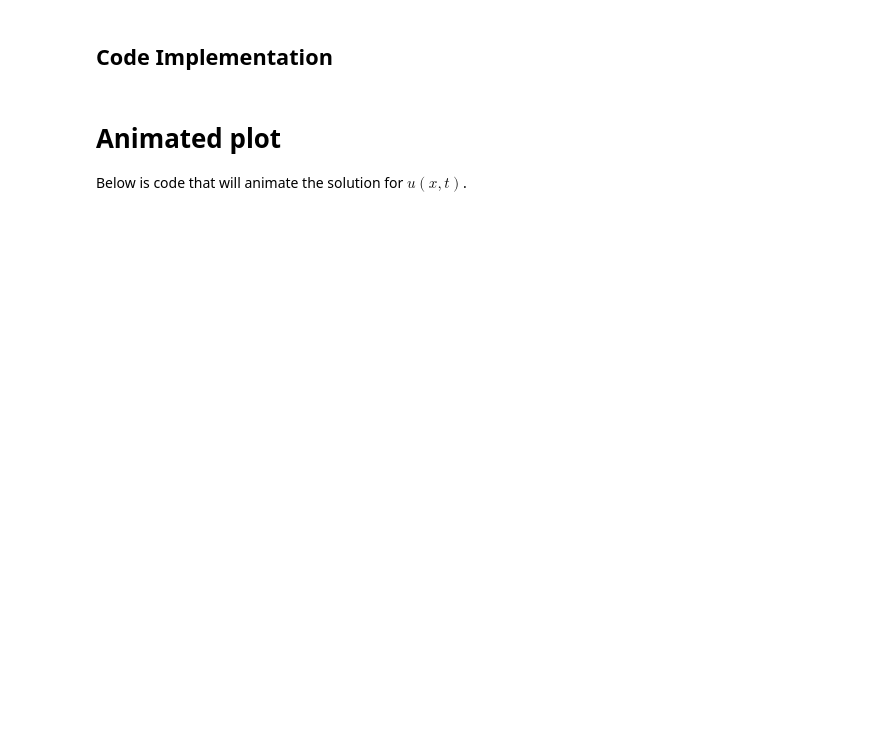
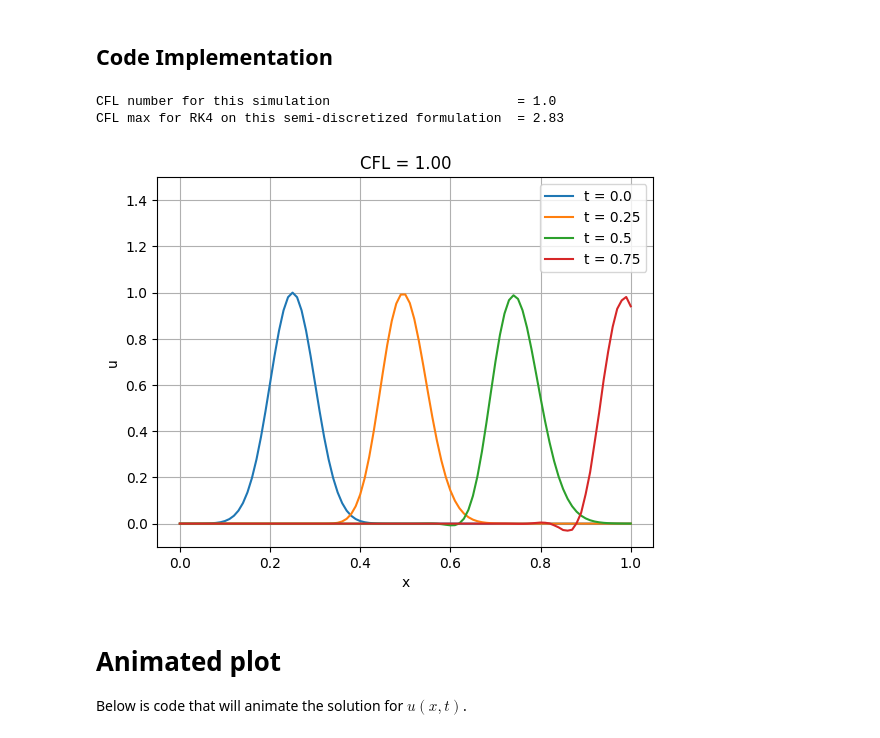
Before and after one commit to bmercer486/tam470-tutorials, a Jupyter notebook: convec_1d_example.ipynb, the cells around one changed output. Saved outputs shown, nothing was run; the diff lists cells and outputs as text; code cells hidden in the pictures; blank space fills up the shorter version.

```diff
--- a/convec_1d_example.ipynb
+++ b/convec_1d_example.ipynb
@@ -89,9 +98,9 @@ u[:,0] = uinit
 # Define the right-hand side function representing the system of ODEs
 def fode(u):
     '''
-    Input: u = u[:,n] where u[u,n] represents u(x[j], t[n])
+    Assuming ODE du[j]/dt = f(u)[j], calculate f(u)[j] for j = 0, 1, 2, ..., Nx
 
-    Assuming ODE du[j]/dt = f[j](u), calculate f[j](u) for j = 0, 1, 2, ..., Nx
+    Input: u = u[:,n] where u[j,n] represents u(x[j], t[n])
 
     Return: f = [f0, f1, f2, ..., fN]
     '''
@@ -103,7 +112,7 @@ def fode(u):
     for j in range(1, Nx):
         f[j] = beta*(u[j+1] - u[j-1])
 
-    # Left and right end conditions
+    # Left and right end values
     f[0] = 0
     f[Nx] = 2*beta*(u[Nx] - u[Nx-1])
 
@@ -117,33 +126,37 @@ for n in range(Nt):
     k1 = fode(u[:,n])
     k2 = fode(u[:,n] + 0.5*dt*k1)
     k3 = fode(u[:,n] + 0.5*dt*k2)
     k4 = fode(u[:,n] + dt*k3)
 
     # Solution update, non-Dirichlet nodes only
     u[1::,n+1] = u[1::,n] + dt/6*(k1[1::] + 2*k2[1::] + 2*k3[1::] + k4[1::])
 
     # Update the Dirichlet node at x = 0
     u[0,n+1] = uleft
 
 
 """
 ==================================================
 Plotting code
 ==================================================
 """
 
 # Plot of solution at several times
 plt.figure()
 tind = [0, round(0.25*Nt), round(0.5*Nt), round(0.75*Nt)]
 for n in tind:
     plt.plot(x, u[:,n], label="t = "+str(t[n]))
 plt.ylim([-0.1, 1.5])
 plt.title(f'CFL = {CFL:.2f}')
 plt.xlabel('x')
 plt.ylabel('u')
 plt.legend()
 plt.grid()
 plt.show()
+# %% [output]
+CFL number for this simulation                        = 1.0
+CFL max for RK4 on this semi-discretized formulation  = 2.83
+[figure, added]
 # %% [markdown]
 # Animated plot
 
```
Also changed, not shown: parts of 2 cells of this notebook.
